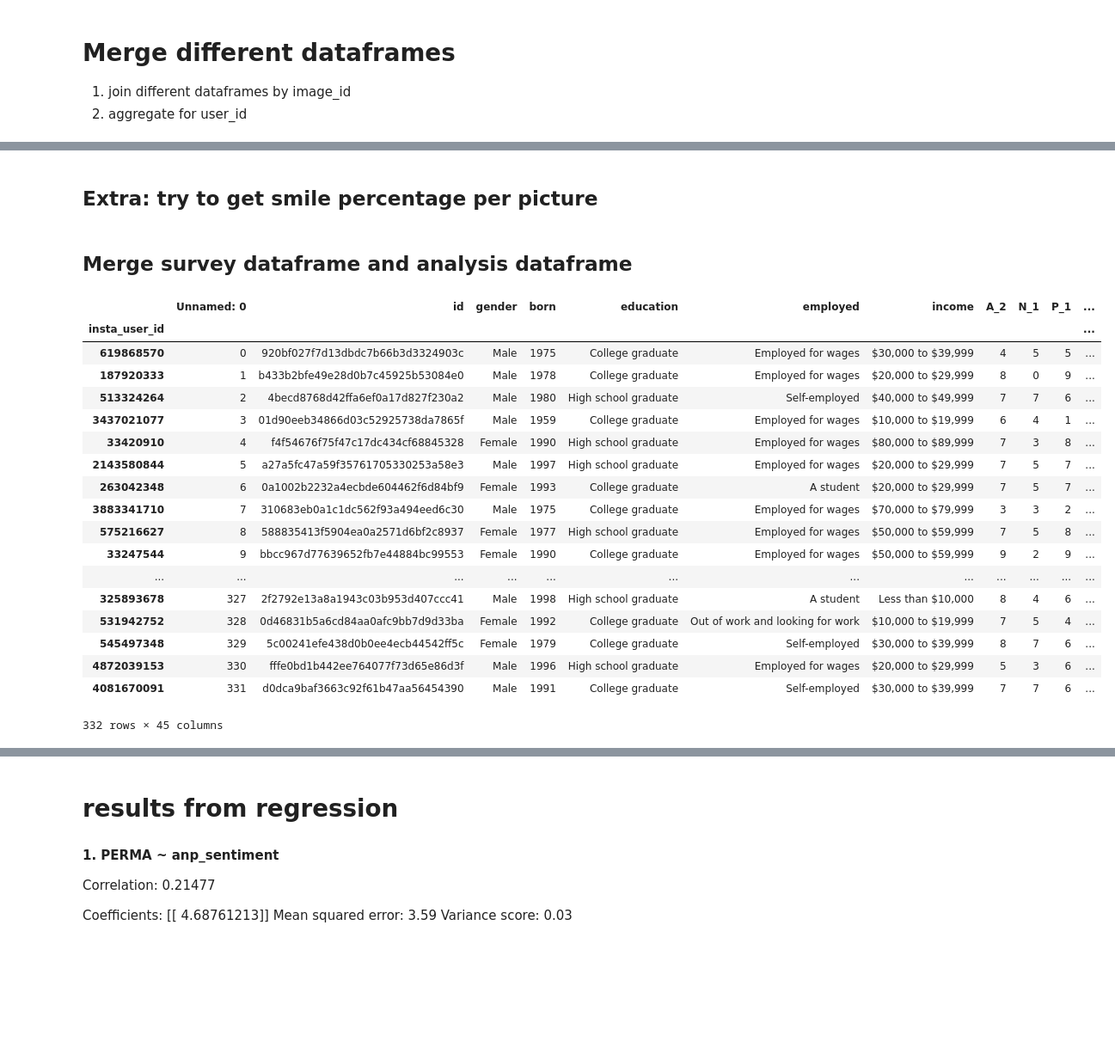
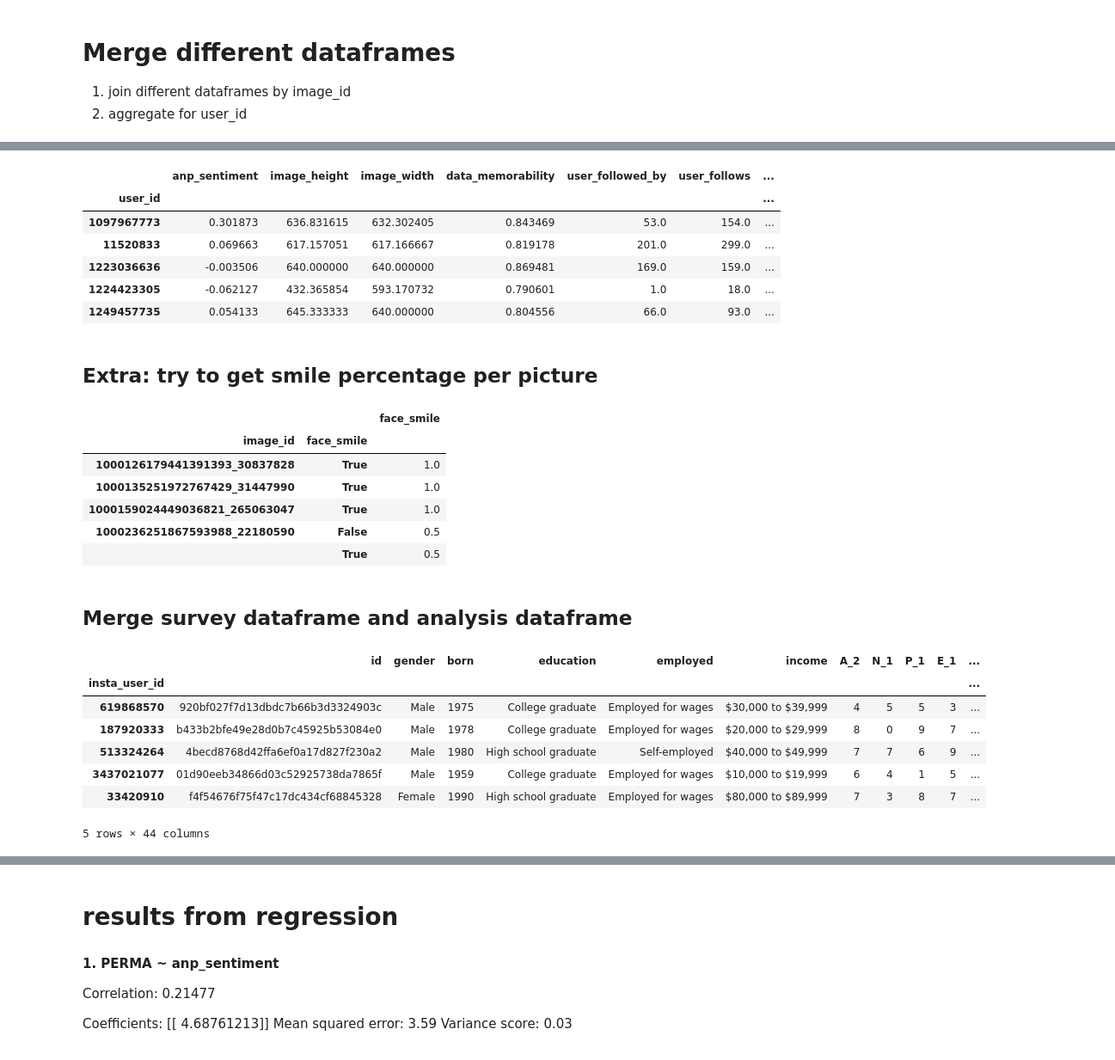
Before and after one commit to twvdb/assignment3-fundamentals-data-science, a Jupyter notebook: assignment3.ipynb, the cells around one changed output, grey strips where cells are left out. Shown at 86% size. Saved outputs shown, nothing was run; the diff lists cells and outputs as text; code cells hidden in the pictures; blank space fills up the shorter version.

```diff
--- a/assignment3.ipynb
+++ b/assignment3.ipynb
@@ -235,7 +274,15 @@ quant_df
 # %%
 quant_df = quant_df.groupby(by='user_id').mean()
 # quant_df.to_csv('analysisfile.csv')
-quant_df
+quant_df.head()
+# %% [output]
+|  | anp_sentiment | image_height | image_width | data_memorability | user_followed_by | user_follows | ... |
+| user_id |  |  |  |  |  |  | ... |
+| 1097967773 | 0.301873 | 636.831615 | 632.302405 | 0.843469 | 53.0 | 154.0 | ... |
+| 11520833 | 0.069663 | 617.157051 | 617.166667 | 0.819178 | 201.0 | 299.0 | ... |
+| 1223036636 | -0.003506 | 640.000000 | 640.000000 | 0.869481 | 169.0 | 159.0 | ... |
+| 1224423305 | -0.062127 | 432.365854 | 593.170732 | 0.790601 | 1.0 | 18.0 | ... |
+| 1249457735 | 0.054133 | 645.333333 | 640.000000 | 0.804556 | 66.0 | 93.0 | ... |
 # %%
 # quant_df = pd.read_csv('analysisfile.csv')
 # face_df = pd.read_csv('face.csv')
@@ -259,13 +306,21 @@ group = face_smile_df.groupby(['image_id', 'face_smile'])['face_smile'].count()
 group = pd.DataFrame(group / group.groupby(level=0).sum())
 # face_smile_df[group]
 
-group
+group.head()
 # face_smile_df = group.loc[group['face_smile'] == True]
 # face_smile_df
 
 
 # face_smile_df = face_smile_df.groupby(by='image_id')['face_smile'].count()
 # face_smile_df.head
+# %% [output]
+|  |  | face_smile |
+| image_id | face_smile |  |
+| 1000126179441391393_30837828 | True | 1.0 |
+| 1000135251972767429_31447990 | True | 1.0 |
+| 1000159024449036821_265063047 | True | 1.0 |
+| 1000236251867593988_22180590 | False | 0.5 |
+|  | True | 0.5 |
 # %% [markdown]
 ## Merge survey dataframe and analysis dataframe
 # %%
@@ -275,27 +330,16 @@ survey_df['insta_user_id'] = survey_df['insta_user_id'].apply(lambda x: str(int(
 # %%
 survey_df = survey_df.set_index('insta_user_id')
 # %%
-survey_df
+survey_df.head()
 # %% [output]
-|  | Unnamed: 0 | id | gender | born | education | employed | income | A_2 | N_1 | P_1 | ... |
+|  | id | gender | born | education | employed | income | A_2 | N_1 | P_1 | E_1 | ... |
 | insta_user_id |  |  |  |  |  |  |  |  |  |  | ... |
-| 619868570 | 0 | 920bf027f7d13dbdc7b66b3d3324903c | Male | 1975 | College graduate | Employed for wages | $30,000 to $39,999 | 4 | 5 | 5 | ... |
-| 187920333 | 1 | b433b2bfe49e28d0b7c45925b53084e0 | Male | 1978 | College graduate | Employed for wages | $20,000 to $29,999 | 8 | 0 | 9 | ... |
-| 513324264 | 2 | 4becd8768d42ffa6ef0a17d827f230a2 | Male | 1980 | High school graduate | Self-employed | $40,000 to $49,999 | 7 | 7 | 6 | ... |
-| 3437021077 | 3 | 01d90eeb34866d03c52925738da7865f | Male | 1959 | College graduate | Employed for wages | $10,000 to $19,999 | 6 | 4 | 1 | ... |
-| 33420910 | 4 | f4f54676f75f47c17dc434cf68845328 | Female | 1990 | High school graduate | Employed for wages | $80,000 to $89,999 | 7 | 3 | 8 | ... |
-| 2143580844 | 5 | a27a5fc47a59f35761705330253a58e3 | Male | 1997 | High school graduate | Employed for wages | $20,000 to $29,999 | 7 | 5 | 7 | ... |
-| 263042348 | 6 | 0a1002b2232a4ecbde604462f6d84bf9 | Female | 1993 | College graduate | A student | $20,000 to $29,999 | 7 | 5 | 7 | ... |
-| 3883341710 | 7 | 310683eb0a1c1dc562f93a494eed6c30 | Male | 1975 | College graduate | Employed for wages | $70,000 to $79,999 | 3 | 3 | 2 | ... |
-| 575216627 | 8 | 588835413f5904ea0a2571d6bf2c8937 | Female | 1977 | High school graduate | Employed for wages | $50,000 to $59,999 | 7 | 5 | 8 | ... |
-| 33247544 | 9 | bbcc967d77639652fb7e44884bc99553 | Female | 1990 | College graduate | Employed for wages | $50,000 to $59,999 | 9 | 2 | 9 | ... |
-| ... | ... | ... | ... | ... | ... | ... | ... | ... | ... | ... | ... |
-| 325893678 | 327 | 2f2792e13a8a1943c03b953d407ccc41 | Male | 1998 | High school graduate | A student | Less than $10,000 | 8 | 4 | 6 | ... |
-| 531942752 | 328 | 0d46831b5a6cd84aa0afc9bb7d9d33ba | Female | 1992 | College graduate | Out of work and looking for work | $10,000 to $19,999 | 7 | 5 | 4 | ... |
-| 545497348 | 329 | 5c00241efe438d0b0ee4ecb44542ff5c | Female | 1979 | College graduate | Self-employed | $30,000 to $39,999 | 8 | 7 | 6 | ... |
-| 4872039153 | 330 | fffe0bd1b442ee764077f73d65e86d3f | Male | 1996 | High school graduate | Employed for wages | $20,000 to $29,999 | 5 | 3 | 6 | ... |
-| 4081670091 | 331 | d0dca9baf3663c92f61b47aa56454390 | Male | 1991 | College graduate | Self-employed | $30,000 to $39,999 | 7 | 7 | 6 | ... |
+| 619868570 | 920bf027f7d13dbdc7b66b3d3324903c | Male | 1975 | College graduate | Employed for wages | $30,000 to $39,999 | 4 | 5 | 5 | 3 | ... |
+| 187920333 | b433b2bfe49e28d0b7c45925b53084e0 | Male | 1978 | College graduate | Employed for wages | $20,000 to $29,999 | 8 | 0 | 9 | 7 | ... |
+| 513324264 | 4becd8768d42ffa6ef0a17d827f230a2 | Male | 1980 | High school graduate | Self-employed | $40,000 to $49,999 | 7 | 7 | 6 | 9 | ... |
+| 3437021077 | 01d90eeb34866d03c52925738da7865f | Male | 1959 | College graduate | Employed for wages | $10,000 to $19,999 | 6 | 4 | 1 | 5 | ... |
+| 33420910 | f4f54676f75f47c17dc434cf68845328 | Female | 1990 | High school graduate | Employed for wages | $80,000 to $89,999 | 7 | 3 | 8 | 7 | ... |
-332 rows × 45 columns
+5 rows × 44 columns
 # %%
 regr_df = quant_df.join(survey_df)
 # %%
```
Also changed, not shown: parts of 11 cells of this notebook.
